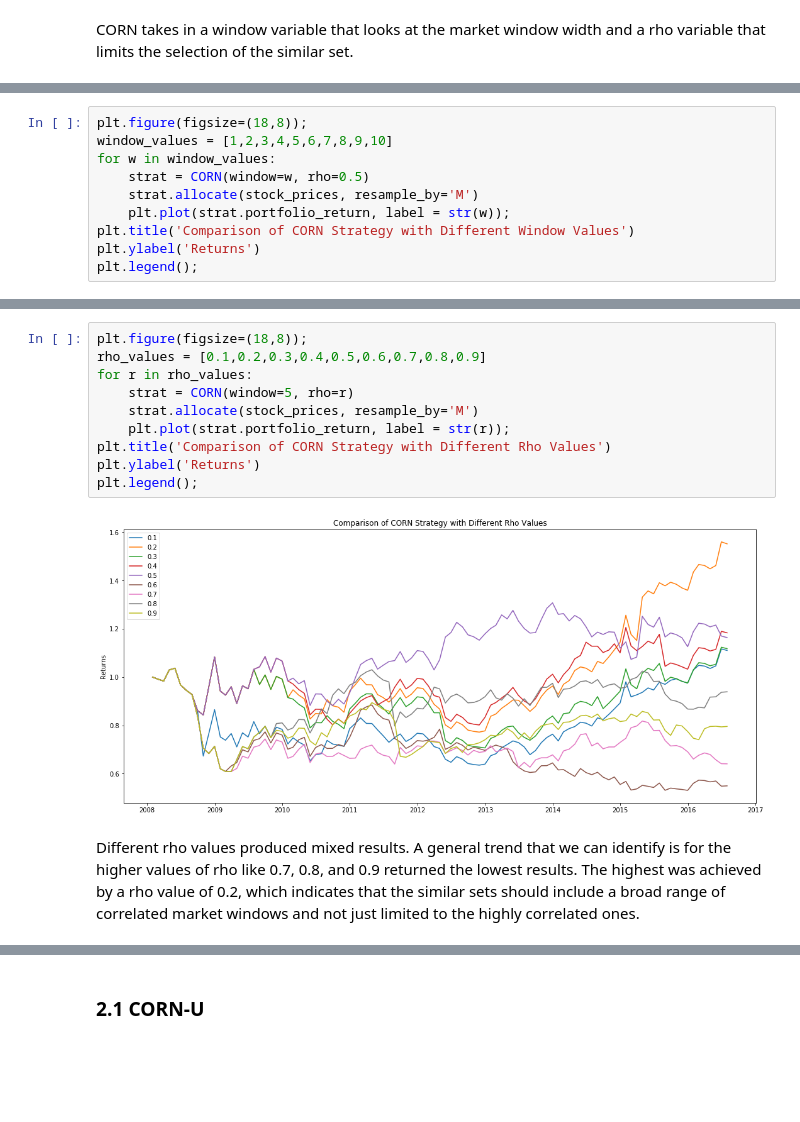
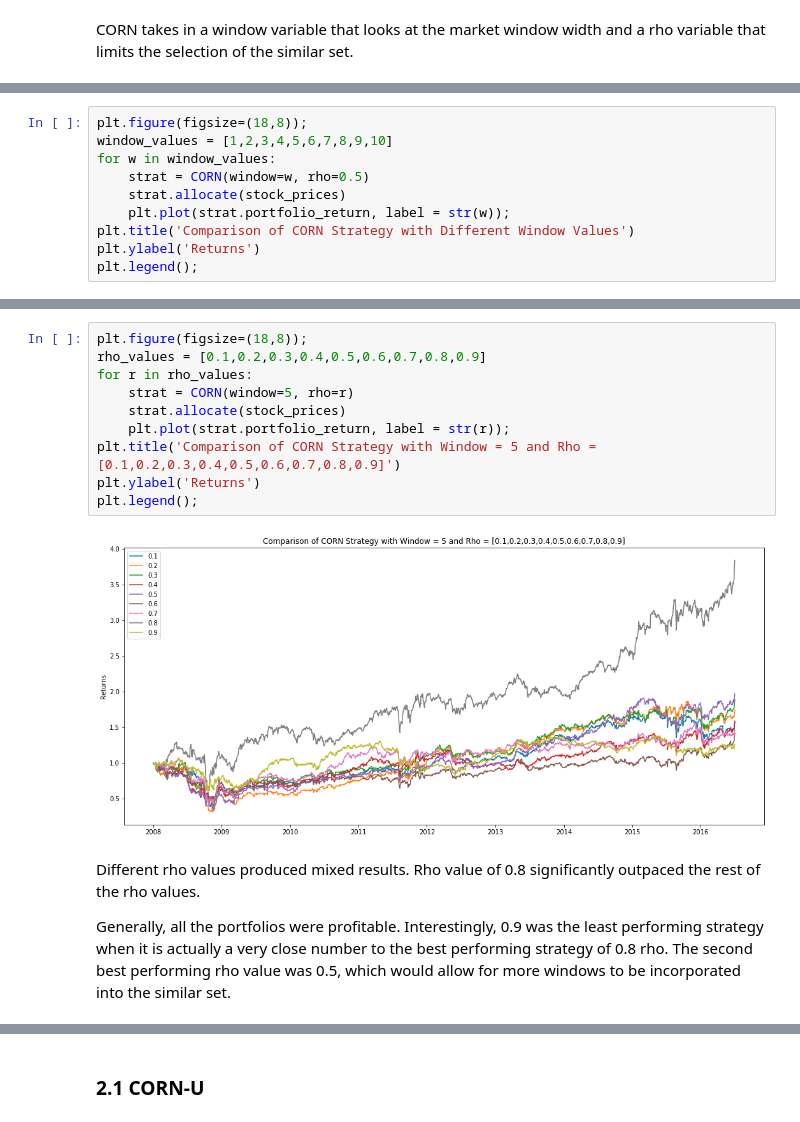
Before and after one commit to hudson-and-thames/mlfinlab, a Jupyter notebook: mlfinlab/online_portfolio_selection/Pattern Matching.ipynb, the cells around one changed output, grey strips where cells are left out. Saved outputs shown, nothing was run; the diff lists cells and outputs as text; blank space fills up the shorter version.

```diff
--- a/mlfinlab/online_portfolio_selection/Pattern Matching.ipynb
+++ b/mlfinlab/online_portfolio_selection/Pattern Matching.ipynb
@@ -117,7 +99,7 @@ plt.figure(figsize=(18,8));
 window_values = [1,2,3,4,5,6,7,8,9,10]
 for w in window_values:
     strat = CORN(window=w, rho=0.5)
-    strat.allocate(stock_prices, resample_by='M')
+    strat.allocate(stock_prices)
     plt.plot(strat.portfolio_return, label = str(w));
 plt.title('Comparison of CORN Strategy with Different Window Values')
 plt.ylabel('Returns')
@@ -129,14 +115,16 @@ Our new graph indicates a much more interesting result. The highest achieving po
 # %%
 plt.figure(figsize=(18,8));
 rho_values = [0.1,0.2,0.3,0.4,0.5,0.6,0.7,0.8,0.9]
 for r in rho_values:
     strat = CORN(window=5, rho=r)
-    strat.allocate(stock_prices, resample_by='M')
+    strat.allocate(stock_prices)
     plt.plot(strat.portfolio_return, label = str(r));
-plt.title('Comparison of CORN Strategy with Different Rho Values')
+plt.title('Comparison of CORN Strategy with Window = 5 and Rho = [0.1,0.2,0.3,0.4,0.5,0.6,0.7,0.8,0.9]')
 plt.ylabel('Returns')
 plt.legend();
 # %% [output]
-[figure, old version]
+[figure, new version]
-# %% [markdown]
-Different rho values produced mixed results. A general trend that we can identify is for the higher values of rho like 0.7, 0.8, and 0.9 returned the lowest results. The highest was achieved by a rho value of 0.2, which indicates that the similar sets should include a broad range of correlated market windows and not just limited to the highly correlated ones.
+# %% [markdown]
+Different rho values produced mixed results. Rho value of 0.8 significantly outpaced the rest of the rho values.
+
+Generally, all the portfolios were profitable. Interestingly, 0.9 was the least performing strategy when it is actually a very close number to the best performing strategy of 0.8 rho. The second best performing rho value was 0.5, which would allow for more windows to be incorporated into the similar set.
```
Also changed, not shown: parts of 15 cells of this notebook, 31 other files.
